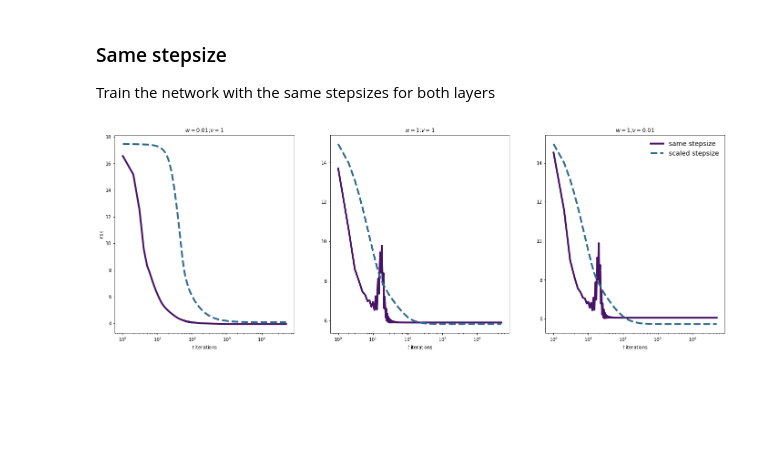
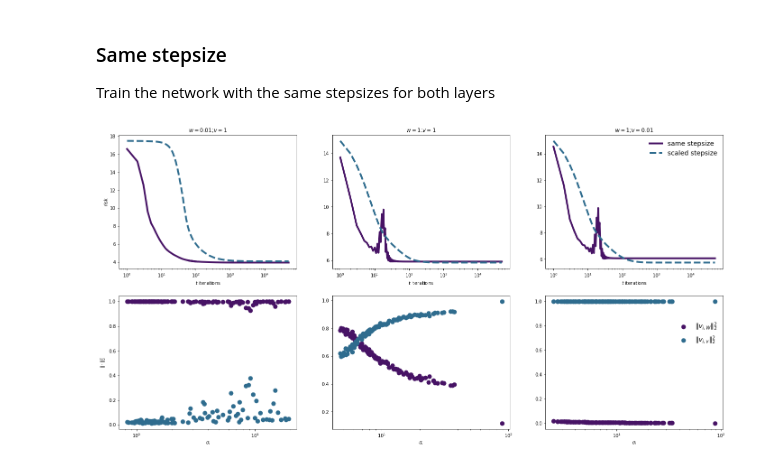
Before and after one commit to MLI-lab/early_stopping_double_descent, a Jupyter notebook: notebooks/early_stopping_two-layer-nn_double_descent_jacobian.ipynb, the cells around one changed output. Saved outputs shown, nothing was run; the diff lists cells and outputs as text; code cells hidden in the pictures; blank space fills up the shorter version.

Commit message:
refine two_layer_nn figure

```diff
--- a/notebooks/early_stopping_two-layer-nn_double_descent_jacobian.ipynb
+++ b/notebooks/early_stopping_two-layer-nn_double_descent_jacobian.ipynb
@@ -417,37 +378,63 @@ weights = [{'w': 0.01, 'v': 1}, {'w': 1, 'v': 1}, {'w': 1, 'v': 0.01}]
 cmap = matplotlib.cm.get_cmap('viridis')
 colorList = [cmap(50/1000), cmap(350/1000)]
 labelList = ['same stepsize', 'scaled stepsize']
+labelList2 = [r'$\Vert v_{i,W} \Vert_2^2$', r'$\Vert v_{i,v} \Vert_2^2$']
 
-fig = plt.figure(figsize=(24,8))
+fig = plt.figure(figsize=(24,12))
 
-ax_list = [plt.subplot(131), plt.subplot(132), plt.subplot(133)]
+ax_list = [plt.subplot(231), plt.subplot(232), plt.subplot(233)]
+ax_list2 = [plt.subplot(234), plt.subplot(235), plt.subplot(236)]
 for i, wlist in enumerate(weights):
     cur_w = wlist['w']
     cur_v = wlist['v']
 
     cur_risks = np.loadtxt('../results/two_layer_nn/' +
                            'w' + ''.join(str(cur_w).split('.')) +
                            '_v' + ''.join(str(cur_v).split('.')) +
                            '_lr80/risk.txt',
+                          skiprows=1)
+
+    cur_jac = np.loadtxt('../results/two_layer_nn/' +
+                         'w' + ''.join(str(cur_w).split('.')) +
+                         '_v' + ''.join(str(cur_v).split('.')) +
+                         '_jacobian/' +
+                         'two_layer_nn_jacobian' +
+                         '_' + '-'.join(str(float(cur_w)).split('.')) +
+                         '_' + '-'.join(str(float(cur_v)).split('.')) +
+                         '.txt',
                           skiprows=1)
 
     ax_list[i].plot(cur_risks[:,0], cur_risks[:,1],
                     color=colorList[0],
                     label=labelList[0],
                     lw=4)
     ax_list[i].plot(cur_risks[:,0], cur_risks[:,2],
                     color=colorList[1],
                     label=labelList[1],
                     ls='dashed',
                     lw=4)
 
+    ax_list2[i].scatter(cur_jac[:,0], cur_jac[:,1],
+                color=colorList[0],
+                label=labelList2[0],
+                lw=4)
+    ax_list2[i].scatter(cur_jac[:,0], cur_jac[:,2],
+                color=colorList[1],
+                label=labelList2[1],
+                lw=4)
+
 ax_list[-1].legend(loc=1, bbox_to_anchor=(1, 1), fontsize='x-large',
                    frameon=False, fancybox=True, shadow=True, ncol=1)
+ax_list2[-1].legend(loc=1, bbox_to_anchor=(1, 0.85), fontsize='x-large',
+                   frameon=False, fancybox=True, shadow=True, ncol=1)
 ax_list[0].set_ylabel('risk')
+ax_list2[0].set_ylabel(r'$\Vert \cdot \Vert_2^2$')
 
 for i, ax in enumerate(ax_list): ax.set_title(r'$w = $' + str(weights[i]['w']) +
                                               r';$v = $' + str(weights[i]['v']))
 for ax in ax_list: ax.set_xlabel(r'$t$ iterations')
+for ax in ax_list2: ax.set_xlabel(r'$\sigma_i$')
 for ax in ax_list: ax.set_xscale('log')
+for ax in ax_list2: ax.set_xscale('log')
 # %% [output]
-[figure, old version]
+[figure, new version]
```
Also changed, not shown: parts of 3 cells of this notebook, 1 other file.
